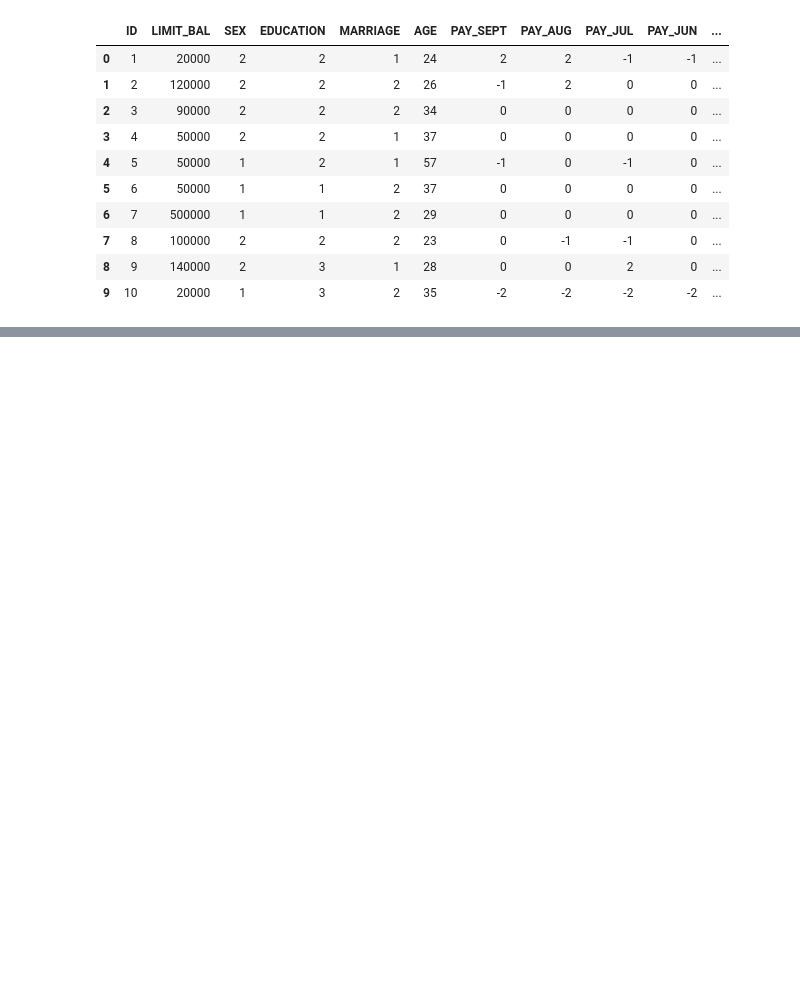
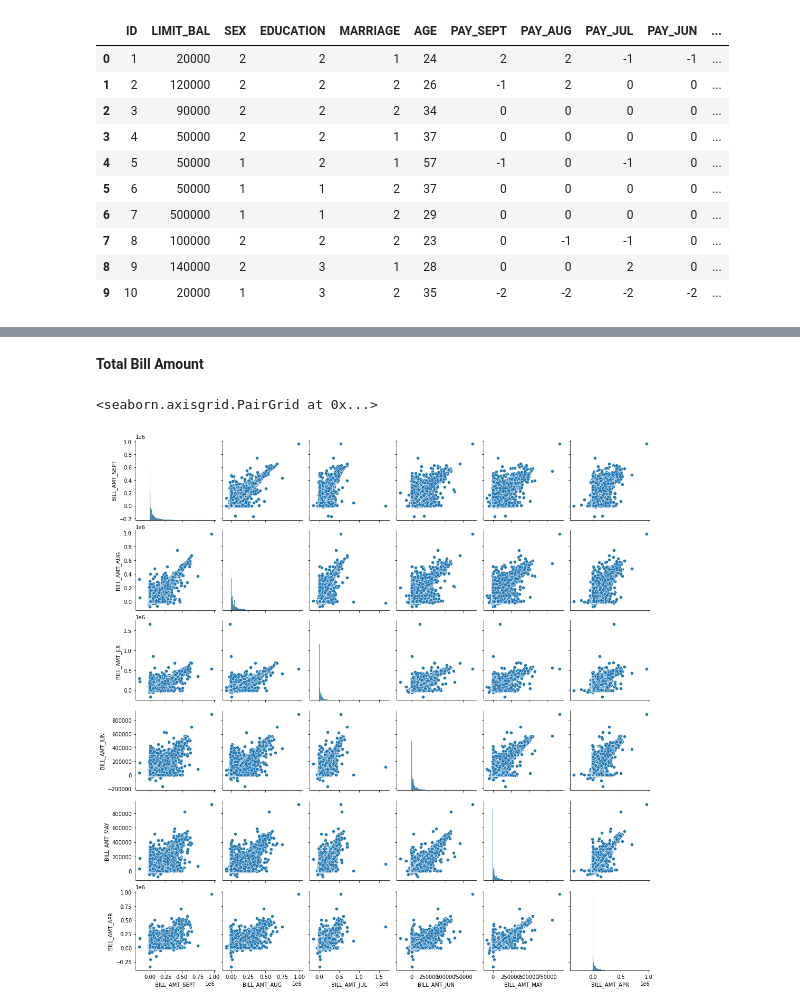
Before and after one commit to raushan9jnv/Credit-Card-Default-Prediction, a Jupyter notebook: Credit_Card_Default_Prediction_Capstone_Project_3.ipynb, the cells around one changed output, grey strips where cells are left out. Saved outputs shown, nothing was run; the diff lists cells and outputs as text; code cells hidden in the pictures; blank space fills up the shorter version.

```diff
--- a/Credit_Card_Default_Prediction_Capstone_Project_3.ipynb
+++ b/Credit_Card_Default_Prediction_Capstone_Project_3.ipynb
@@ -375,3 +375,11 @@ df.describe()
 | 50% | 15000.500000 | 140000.000000 | 2.000000 | 2.000000 | 2.000000 | 34.000000 | 0.000000 | 0.000000 | 0.000000 | 0.000000 | ... |
 | 75% | 22500.250000 | 240000.000000 | 2.000000 | 2.000000 | 2.000000 | 41.000000 | 0.000000 | 0.000000 | 0.000000 | 0.000000 | ... |
 | max | 30000.000000 | 1000000.000000 | 2.000000 | 3.000000 | 3.000000 | 79.000000 | 8.000000 | 8.000000 | 8.000000 | 8.000000 | ... |
+# %% [markdown]
+**Total Bill Amount**
+# %%
+bill_amnt_df = df[['BILL_AMT_SEPT', 'BILL_AMT_AUG', 'BILL_AMT_JUL', 'BILL_AMT_JUN', 'BILL_AMT_MAY', 'BILL_AMT_APR']]
+sns.pairplot(data = bill_amnt_df)
+# %% [output]
+<seaborn.axisgrid.PairGrid at 0x...>
+[figure, added]
```
Also changed, not shown: parts of 4 cells of this notebook.
